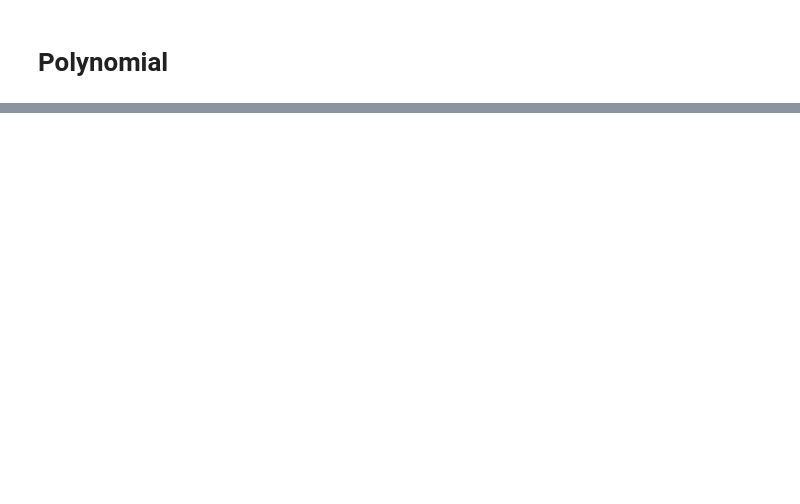
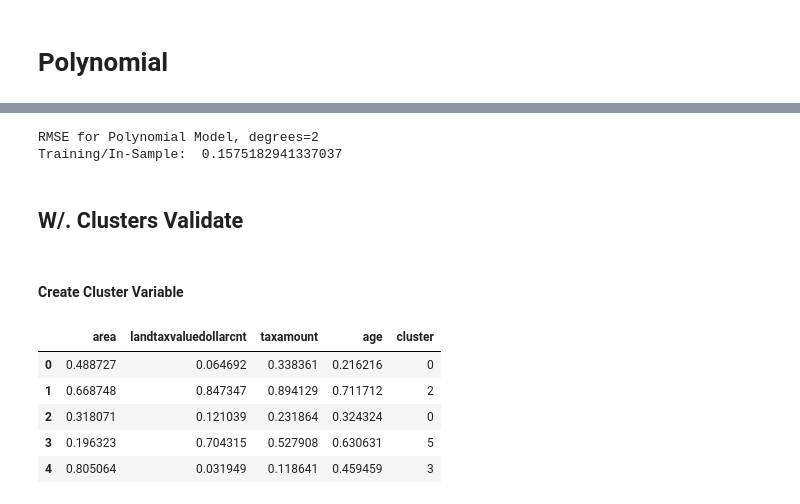
Before and after one commit to TeamOneCluster/ClusterProject, a Jupyter notebook: modeling_PJ.ipynb, the cells around one changed output, grey strips where cells are left out. Cells and saved outputs as stored; diff of their text form; code cells hidden in the pictures; blank space fills up the shorter version.

Commit message:
Created model for test

```diff
--- a/modeling_PJ.ipynb
+++ b/modeling_PJ.ipynb
@@ -334,0 +542,12 @@ Training/In-Sample:  0.16427466848815073
+# %%
+y_validate = partitions[5]
+# Setting y_train to a data frame
+
+
+y_validate = pd.DataFrame(y_validate)
+
+y_validate['baseline_mean'] = y_validate['logerror'].mean()
+y_validate['baseline_med'] = y_validate['logerror'].median()
+
+
+y_validate.head()
@@ -334,0 +597,14 @@ Training/In-Sample:  0.16427466848815073
+# %%
+lars = LassoLars(alpha=1.0, random_state=123)
+
+# fit the model to our training data.
+# since we have converted it to a dataframe from a series!
+lars.fit(rfe_validate_scaled, y_validate.logerror)
+
+# predict train
+y_validate['tax_pred_lars'] = lars.predict(rfe_validate_scaled)
+
+# evaluate: rmse
+rmse_train_lars = mean_squared_error(y_validate.logerror, y_validate.tax_pred_lars)**(1/2)
+
+print("RMSE for Lasso + Lars\nTraining/In-Sample: ", rmse_train_lars)
@@ -334,0 +616,53 @@ Training/In-Sample:  0.16427466848815073
+# %%
+# make the polynomial features to get a new set of features
+pf = PolynomialFeatures(degree=2)
+
+# fit and transform X_train_scaled
+X_validate_degree2 = pf.fit_transform(rfe_validate_scaled)
+
+# create the model object
+lm2 = LinearRegression(normalize=True)
+
+# fit the model to our training data.
+# since we have converted it to a dataframe from a series!
+lm2.fit(X_validate_degree2, y_validate.logerror)
+
+# predict train
+y_validate['tax_pred_lm2'] = lm2.predict(X_validate_degree2)
+
+# evaluate: rmse
+rmse_train_poly = mean_squared_error(y_validate.logerror, y_validate.tax_pred_lm2)**(1/2)
+
+print("RMSE for Polynomial Model, degrees=2\nTraining/In-Sample: ", rmse_train_poly)
+# %% [output]
+RMSE for Polynomial Model, degrees=2
+Training/In-Sample:  0.1575182941337037
+# %% [markdown]
+## W/. Clusters Validate
+# %% [markdown]
+#### Create Cluster Variable
+# %%
+
+k = 6
+
+#cluster_vars = ['age_bins', 'tax_value', 'acres_bin']
+cluster_vars = ['age', 'acres', 'bed_bath_ratio', 'tax_value']
+# changed area to bed_bath_ratio
+cluster_name = 'area_cluster'
+
+
+# Let's move forward with k=5
+kmeans = KMeans(n_clusters = 6, random_state=420)
+#kmeans.fit(x_train_scaled)
+kmeans.fit(rfe_validate_scaled[rfe_feature])
+
+# And assign the cluster number to a column on the dataframe
+rfe_validate_scaled["cluster"] = kmeans.predict(rfe_validate_scaled[rfe_feature])
+rfe_validate_scaled.head()
+# %% [output]
+|  | area | landtaxvaluedollarcnt | taxamount | age | cluster |
+| 0 | 0.488727 | 0.064692 | 0.338361 | 0.216216 | 0 |
+| 1 | 0.668748 | 0.847347 | 0.894129 | 0.711712 | 2 |
+| 2 | 0.318071 | 0.121039 | 0.231864 | 0.324324 | 0 |
+| 3 | 0.196323 | 0.704315 | 0.527908 | 0.630631 | 5 |
+| 4 | 0.805064 | 0.031949 | 0.118641 | 0.459459 | 3 |
```
Also changed, not shown: parts of 50 cells of this notebook.
